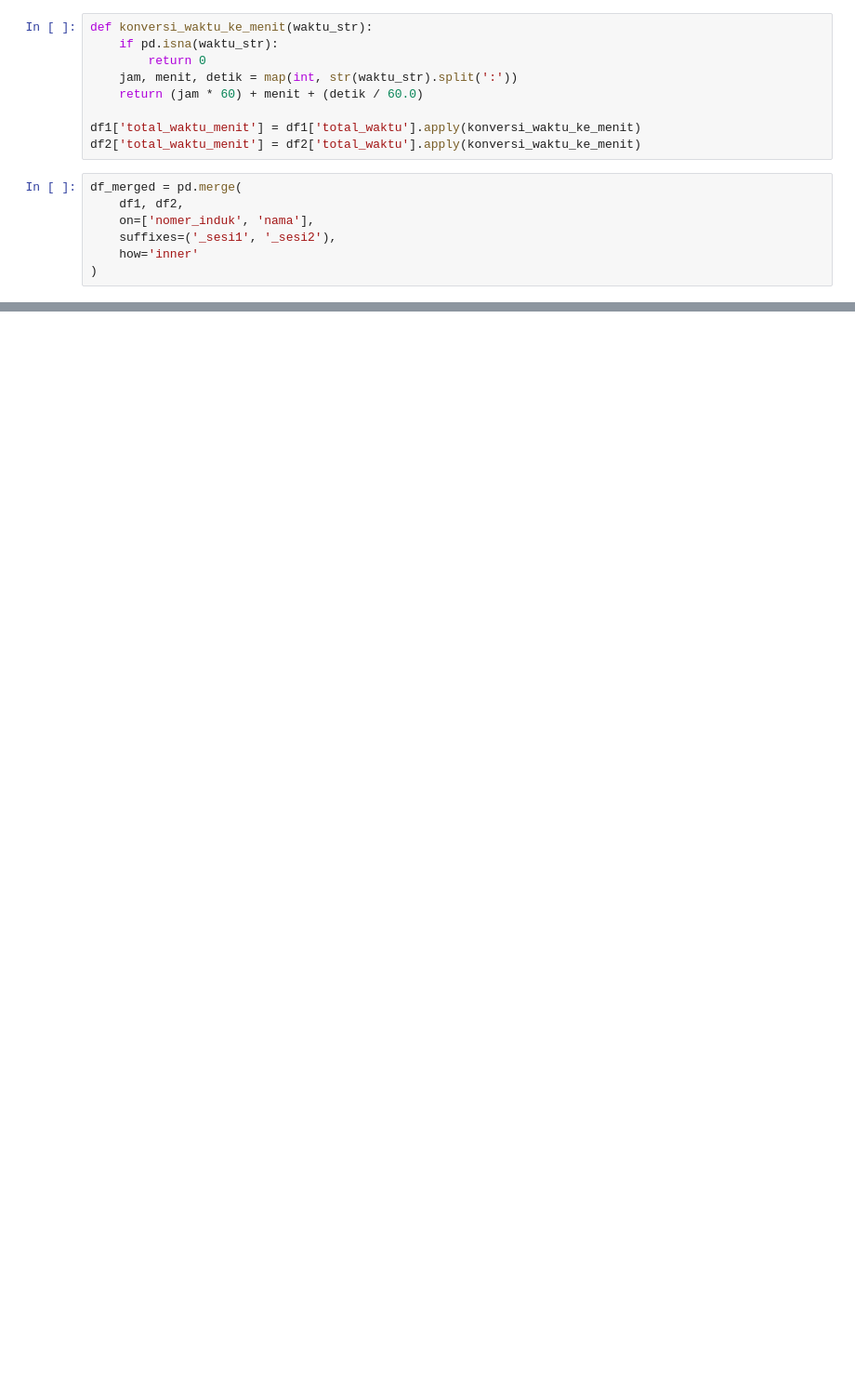
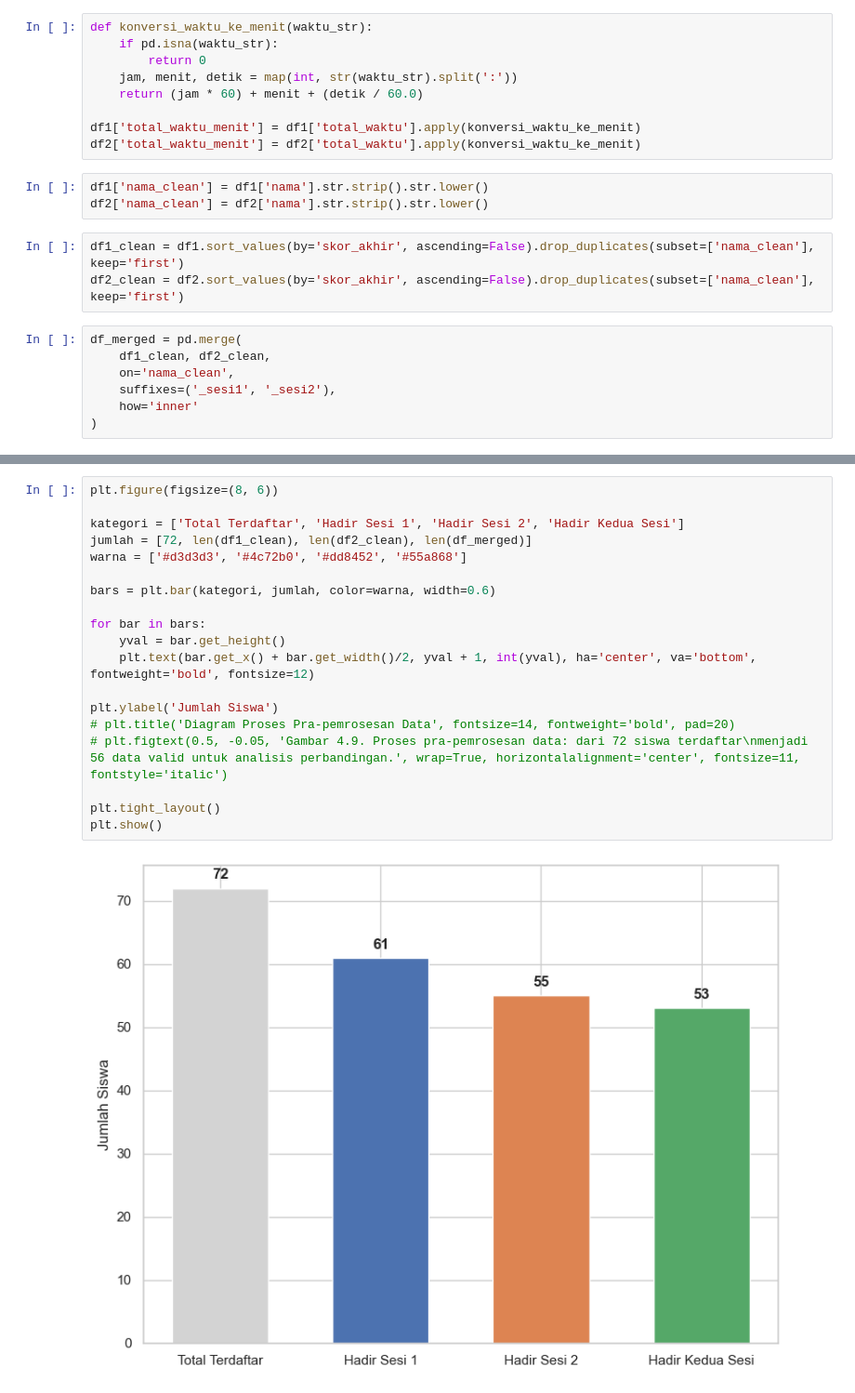
Before and after one commit to mhmadilham18/simulasi_monte_carlo, a Jupyter notebook: analisis-hasil-ujian/hasil.ipynb, the cells around one changed output, grey strips where cells are left out. Shown at 93% size. Drawn from its saved outputs; the diff is of its cells as text; blank space fills up the shorter version.

```diff
--- a/analisis-hasil-ujian/hasil.ipynb
+++ b/analisis-hasil-ujian/hasil.ipynb
@@ -17,10 +20,16 @@ def konversi_waktu_ke_menit(waktu_str):
 
 df1['total_waktu_menit'] = df1['total_waktu'].apply(konversi_waktu_ke_menit)
 df2['total_waktu_menit'] = df2['total_waktu'].apply(konversi_waktu_ke_menit)
+# %%
+df1['nama_clean'] = df1['nama'].str.strip().str.lower()
+df2['nama_clean'] = df2['nama'].str.strip().str.lower()
+# %%
+df1_clean = df1.sort_values(by='skor_akhir', ascending=False).drop_duplicates(subset=['nama_clean'], keep='first')
+df2_clean = df2.sort_values(by='skor_akhir', ascending=False).drop_duplicates(subset=['nama_clean'], keep='first')
 # %%
 df_merged = pd.merge(
-    df1, df2,
-    on=['nomer_induk', 'nama'],
+    df1_clean, df2_clean,
+    on='nama_clean',
     suffixes=('_sesi1', '_sesi2'),
     how='inner'
 )
@@ -90,0 +44,21 @@ plt.show()
+# %%
+plt.figure(figsize=(8, 6))
+
+kategori = ['Total Terdaftar', 'Hadir Sesi 1', 'Hadir Sesi 2', 'Hadir Kedua Sesi']
+jumlah = [72, len(df1_clean), len(df2_clean), len(df_merged)]
+warna = ['#d3d3d3', '#4c72b0', '#dd8452', '#55a868']
+
+bars = plt.bar(kategori, jumlah, color=warna, width=0.6)
+
+for bar in bars:
+    yval = bar.get_height()
+    plt.text(bar.get_x() + bar.get_width()/2, yval + 1, int(yval), ha='center', va='bottom', fontweight='bold', fontsize=12)
+
+plt.ylabel('Jumlah Siswa')
+# plt.title('Diagram Proses Pra-pemrosesan Data', fontsize=14, fontweight='bold', pad=20)
+# plt.figtext(0.5, -0.05, 'Gambar 4.9. Proses pra-pemrosesan data: dari 72 siswa terdaftar\nmenjadi 56 data valid untuk analisis perbandingan.', wrap=True, horizontalalignment='center', fontsize=11, fontstyle='italic')
+
+plt.tight_layout()
+plt.show()
+# %% [output]
+[figure, added]
```
Also changed, not shown: parts of 29 cells of this notebook, 2 other files.
